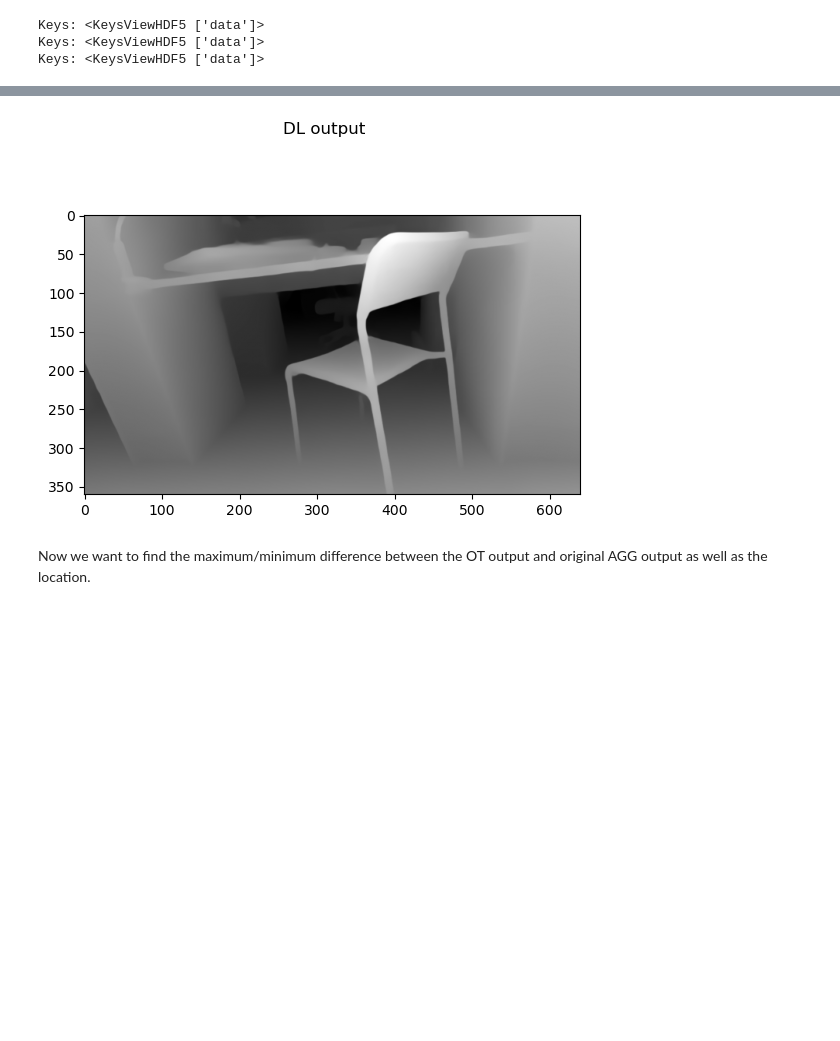
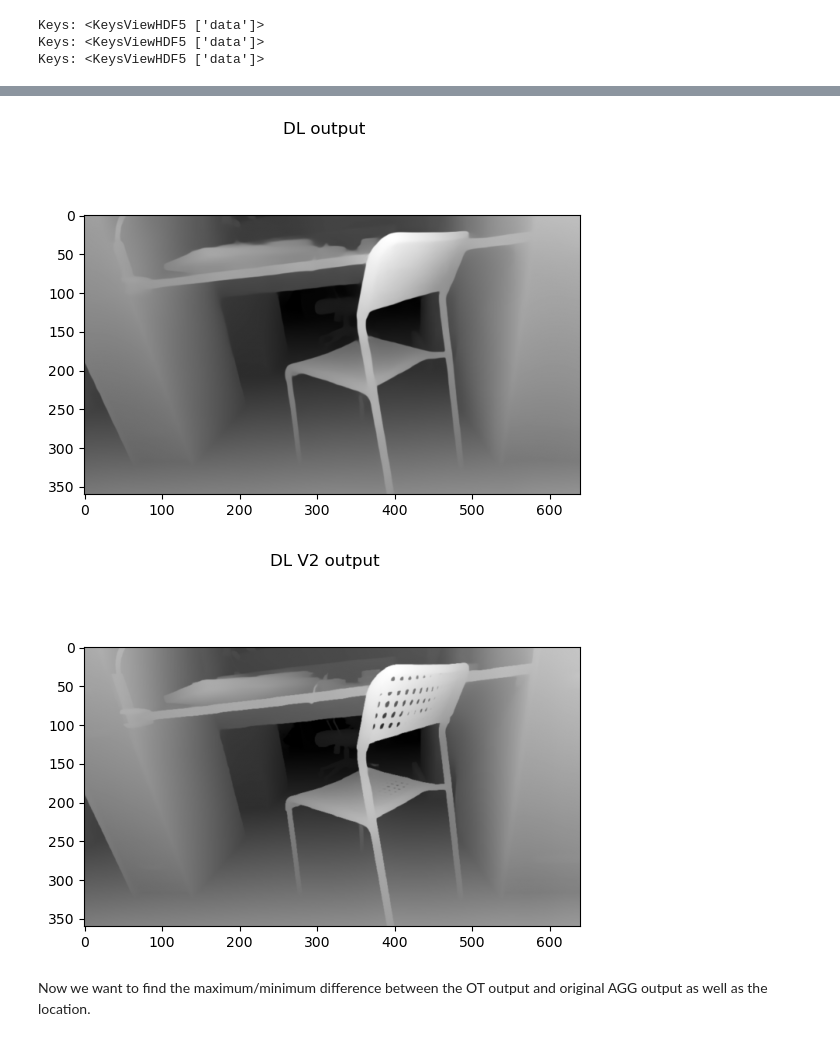
Before and after one commit to WEIIEW97/disp-refine-by-OT, a Jupyter notebook: vis.ipynb, the cells around one changed output, grey strips where cells are left out. Cells and saved outputs as stored; diff of their text form; code cells hidden in the pictures; blank space fills up the shorter version.

```diff
--- a/vis.ipynb
+++ b/vis.ipynb
@@ -163,10 +234,11 @@ def figure_show(fig, idx=None, vmin=None, vmax=None, colorbar=False, title=None)
 
 We first explore the effects on our input data 11.
 # %%
-ot_minmax_path_11 = '/Users/williamwei/Codes/disp-refine-by-DL/data/11/OT_minmax_0222_agg.mat'
-ot_normal_path_11 = '/Users/williamwei/Codes/disp-refine-by-DL/data/11/OT_normal_0222_agg.mat'
-scaled_agg_path_11 = '/Users/williamwei/Codes/disp-refine-by-DL/data/11/scaled_0222_agg.mat'
-dl_path_11 = '/Users/williamwei/Codes/disp-refine-by-DL/data/11/output_0222_DL.npy'
+ot_minmax_path_11 = '/Users/williamwei/Codes/disp-refine-by-OT/data/11/OT_minmax_0222_agg.mat'
+ot_normal_path_11 = '/Users/williamwei/Codes/disp-refine-by-OT/data/11/OT_normal_0222_agg.mat'
+scaled_agg_path_11 = '/Users/williamwei/Codes/disp-refine-by-OT/data/11/scaled_0222_agg.mat'
+dl_path_11 = '/Users/williamwei/Codes/disp-refine-by-OT/data/11/output_0222_DL.npy'
+dl_path_v2_11 = '/Users/williamwei/Codes/disp-refine-by-OT/data/11/output_0626_DLV2.npy'
 # %% [markdown]
 We load the binary file into numpy arrary and dipict them with colormap to visualize.
 # %%
@@ -174,13 +246,16 @@ minmax_11 = load_disp_from_mat(ot_minmax_path_11, DATASET_NAME)
 normal_11 = load_disp_from_mat(ot_normal_path_11, DATASET_NAME)
 scaled_agg_11 = load_disp_from_mat(scaled_agg_path_11, DATASET_NAME)
 dl_11 = np.load(dl_path_11)
+dl_v2_11 = np.load(dl_path_v2_11)
 scaled_dl_11 = image_resize(dl_11, (scaled_agg_11.shape[0], scaled_agg_11.shape[1]))
+scaled_dl_v2_11 = image_resize(dl_v2_11, (scaled_agg_11.shape[0], scaled_agg_11.shape[1]))
 
 
 cm_minmax_11 = apply_colormap(minmax_11)
 cm_normal_11 = apply_colormap(normal_11)
 cm_scaled_agg_11 = apply_colormap(scaled_agg_11)
 cm_scaled_dl_11 = apply_colormap(scaled_dl_11)
+cm_scaled_dl_v2_11 = apply_colormap(scaled_dl_v2_11)
 # %% [output]
 Keys: <KeysViewHDF5 ['data']>
 Keys: <KeysViewHDF5 ['data']>
@@ -188,13 +263,15 @@ Keys: <KeysViewHDF5 ['data']>
 # %%
 figure_show(cm_minmax_11, 1, title='OT_minmax')
 figure_show(cm_normal_11, 2, title='OT_normal')
 figure_show(cm_scaled_agg_11, 3, title='scaled raw agg')
 figure_show(cm_scaled_dl_11, 4, title='DL output')
+figure_show(cm_scaled_dl_v2_11, 5, title='DL V2 output')
 # %% [output]
 [figure]
 [figure]
 [figure]
 [figure]
+[figure, added]
 # %% [markdown]
 Now we want to find the maximum/minimum difference between the OT output and original AGG output as well as the location.
 # %%
```
Also changed, not shown: parts of 9 cells of this notebook.
